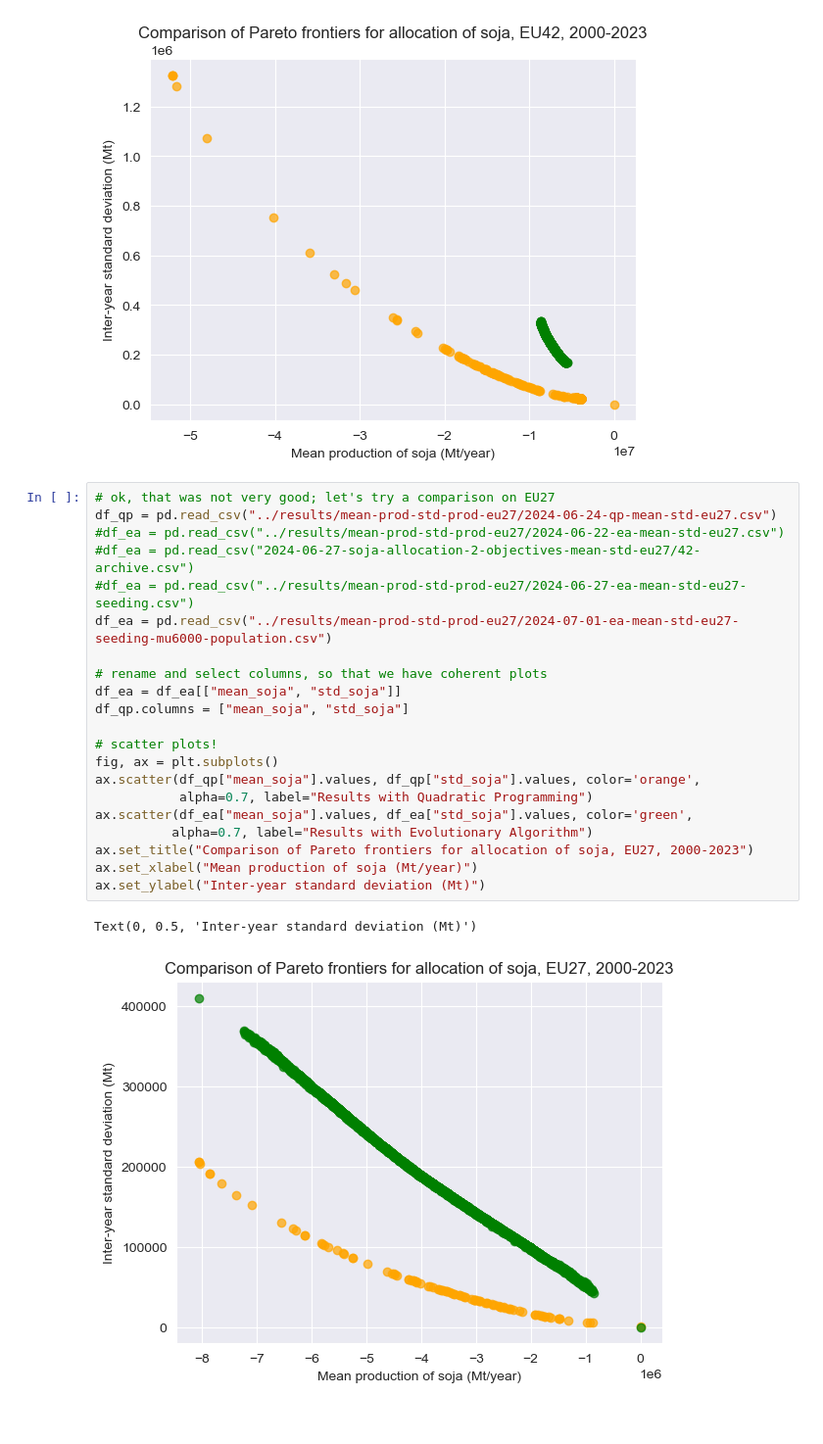
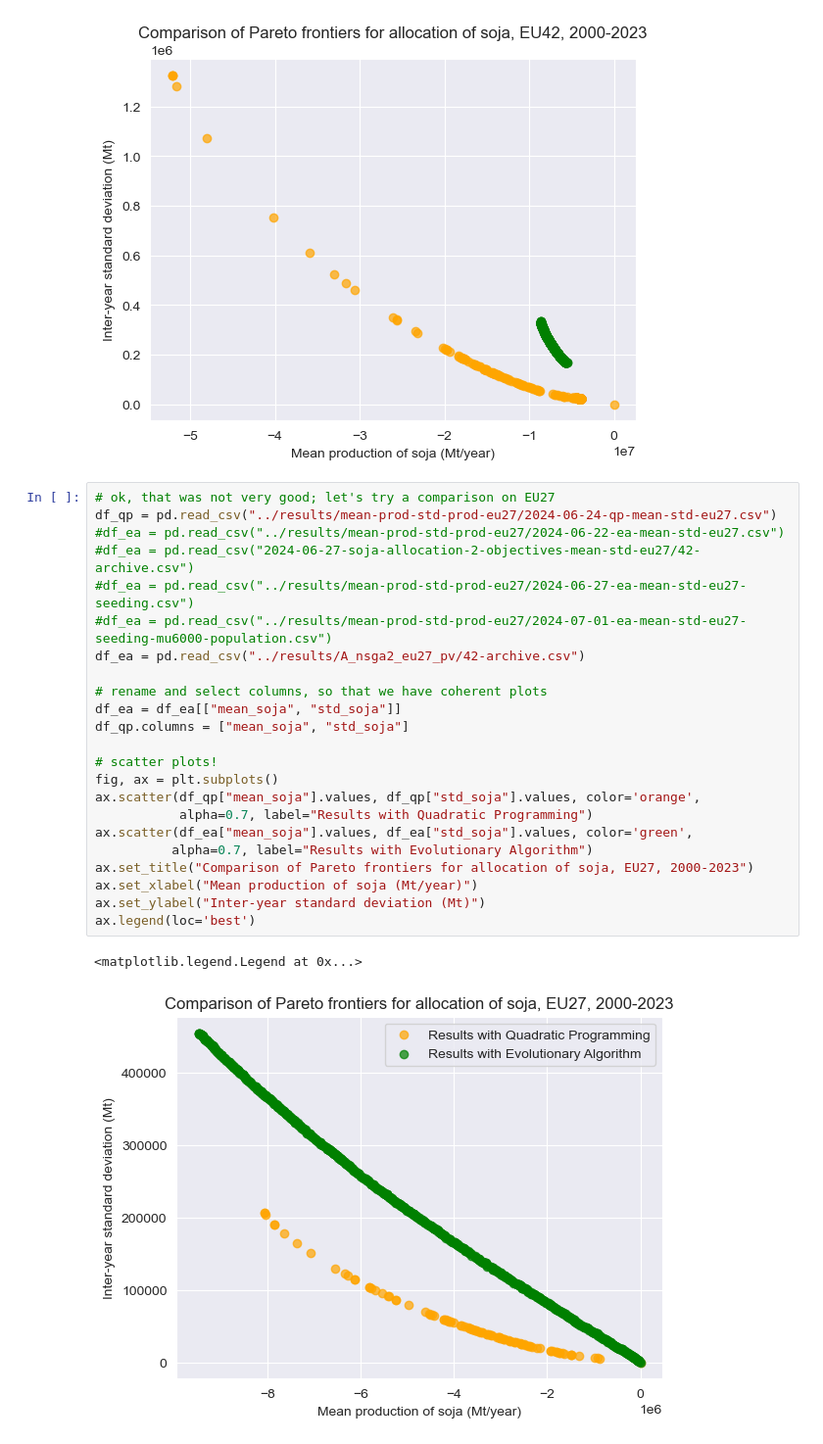
Before and after one commit to albertotonda/optimization-crop-allocation, a Jupyter notebook: src/plot_figures.ipynb, the cells around one changed output. Shown at 98% size. Drawn from its saved outputs; the diff is of its cells as text.

```diff
--- a/src/plot_figures.ipynb
+++ b/src/plot_figures.ipynb
@@ -230,24 +230,26 @@ Text(0, 0.5, 'Inter-year standard deviation (Mt)')
 # %%
 # ok, that was not very good; let's try a comparison on EU27
 df_qp = pd.read_csv("../results/mean-prod-std-prod-eu27/2024-06-24-qp-mean-std-eu27.csv")
 #df_ea = pd.read_csv("../results/mean-prod-std-prod-eu27/2024-06-22-ea-mean-std-eu27.csv")
 #df_ea = pd.read_csv("2024-06-27-soja-allocation-2-objectives-mean-std-eu27/42-archive.csv")
 #df_ea = pd.read_csv("../results/mean-prod-std-prod-eu27/2024-06-27-ea-mean-std-eu27-seeding.csv")
-df_ea = pd.read_csv("../results/mean-prod-std-prod-eu27/2024-07-01-ea-mean-std-eu27-seeding-mu6000-population.csv")
+#df_ea = pd.read_csv("../results/mean-prod-std-prod-eu27/2024-07-01-ea-mean-std-eu27-seeding-mu6000-population.csv")
+df_ea = pd.read_csv("../results/A_nsga2_eu27_pv/42-archive.csv")
 
 # rename and select columns, so that we have coherent plots
 df_ea = df_ea[["mean_soja", "std_soja"]]
 df_qp.columns = ["mean_soja", "std_soja"]
 
 # scatter plots!
 fig, ax = plt.subplots()
 ax.scatter(df_qp["mean_soja"].values, df_qp["std_soja"].values, color='orange',
            alpha=0.7, label="Results with Quadratic Programming")
 ax.scatter(df_ea["mean_soja"].values, df_ea["std_soja"].values, color='green',
           alpha=0.7, label="Results with Evolutionary Algorithm")
 ax.set_title("Comparison of Pareto frontiers for allocation of soja, EU27, 2000-2023")
 ax.set_xlabel("Mean production of soja (Mt/year)")
 ax.set_ylabel("Inter-year standard deviation (Mt)")
+ax.legend(loc='best')
 # %% [output]
-Text(0, 0.5, 'Inter-year standard deviation (Mt)')
+<matplotlib.legend.Legend at 0x...>
-[figure, old version]
+[figure, new version]
```
Also changed, not shown: 1 other file.
